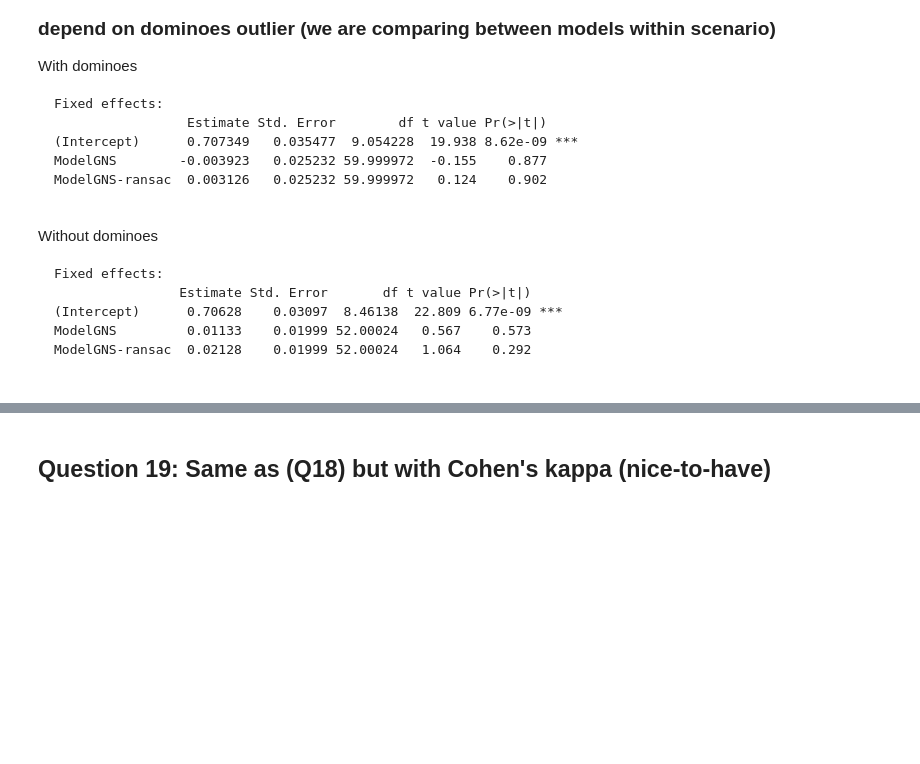
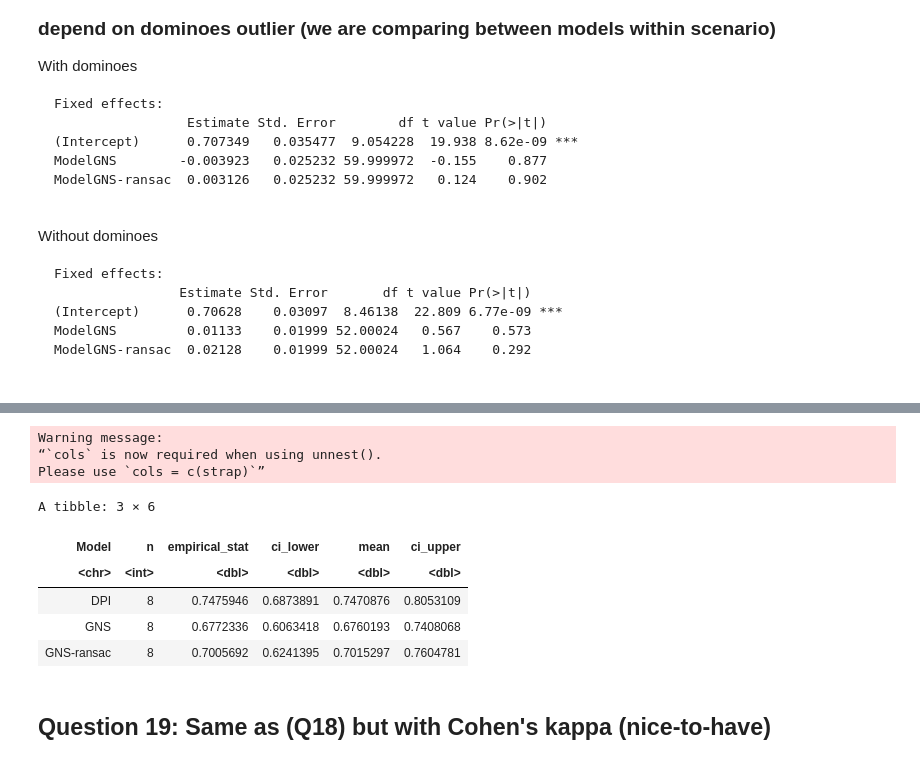
Before and after one commit to cogtoolslab/physics-benchmarking-neurips2021, a Jupyter notebook: analysis/inference_human_model_behavior.ipynb, the cells around one changed output, grey strips where cells are left out. Drawn from its saved outputs; the diff is of its cells as text; code cells hidden in the pictures; blank space fills up the shorter version.

```diff
--- a/analysis/inference_human_model_behavior.ipynb
+++ b/analysis/inference_human_model_behavior.ipynb
@@ -1012,0 +1068,9 @@ ModelGNS-ransac  0.02128    0.01999 52.00024   1.064    0.292
+# %%
+## including dominoes, only comparing within "all" training regime
+Q18c <- A %>%
+        filter(Model %in% c('GNS', 'GNS-ransac', 'DPI')) %>%
+        filter(dynamics_training_dataset_type %in% c('all')) ## only "all" training regimens
+
+M0 <- lmer(model_correct ~ (1 | scenario) , data=Q18c)
+M18c <- lmer(model_correct ~ Model + (1 | scenario) , data=Q18c)
+summary(M18c)
@@ -1013,3 +1095,18 @@ ModelGNS-ransac  0.02128    0.01999 52.00024   1.064    0.292
+# %%
+Q18c %>%
+    select(Model, scenario, dynamics_training_dataset_type, readout_type, model_correct) %>%
+    group_by(Model) %>%
+    tidyboot_mean(model_correct)
+# %% [output]
+Warning message:
+“`cols` is now required when using unnest().
+Please use `cols = c(strap)`”
+A tibble: 3 × 6
+| Model | n | empirical_stat | ci_lower | mean | ci_upper |
+| <chr> | <int> | <dbl> | <dbl> | <dbl> | <dbl> |
+| DPI | 8 | 0.7475946 | 0.6873891 | 0.7470876 | 0.8053109 |
+| GNS | 8 | 0.6772336 | 0.6063418 | 0.6760193 | 0.7408068 |
+| GNS-ransac | 8 | 0.7005692 | 0.6241395 | 0.7015297 | 0.7604781 |
 # %% [markdown]
 ## Question 19: Same as (Q18) but with Cohen's kappa (nice-to-have)
 # %%
```
Also changed, not shown: parts of 36 cells of this notebook, 1 other file.
